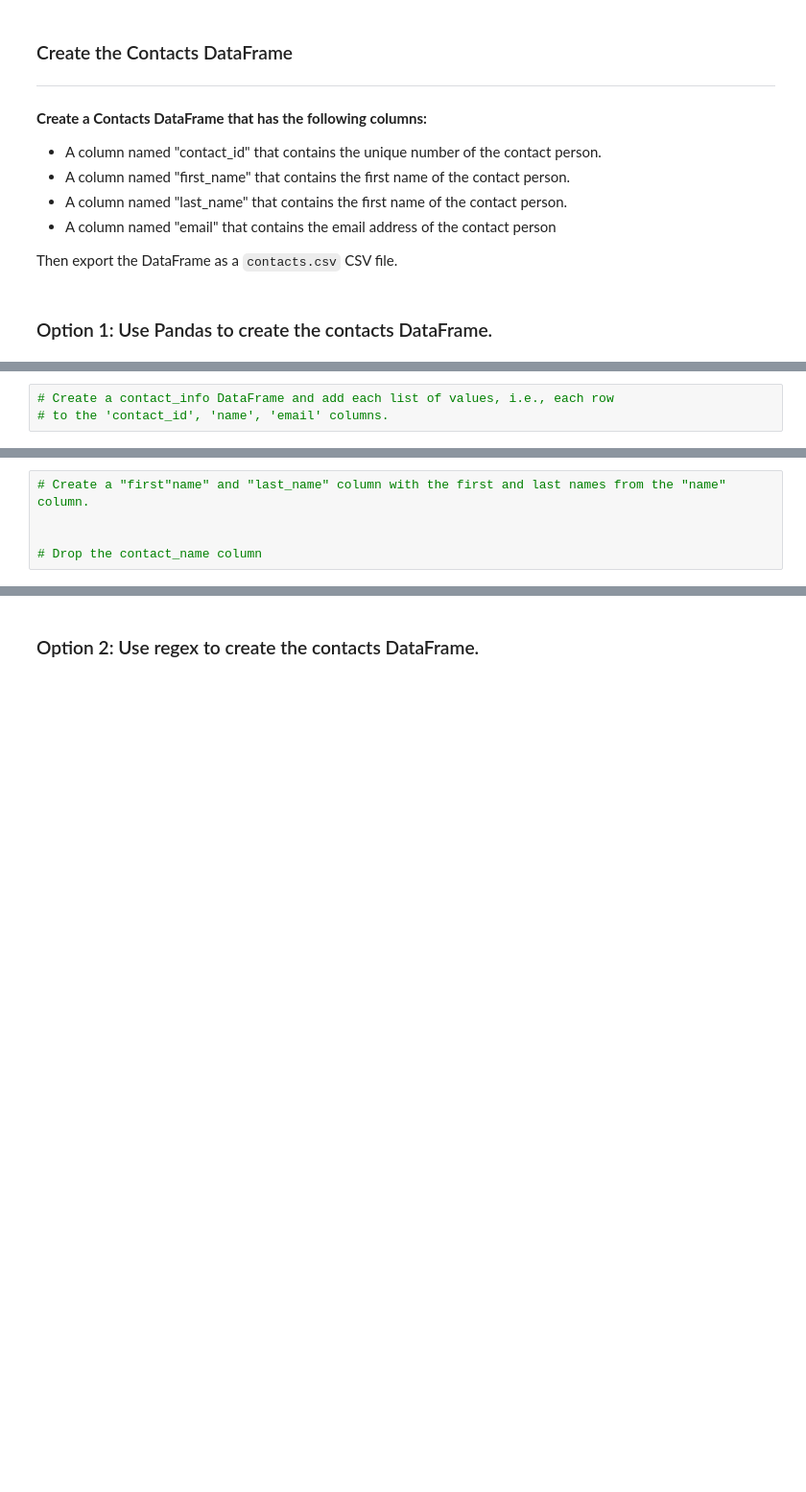
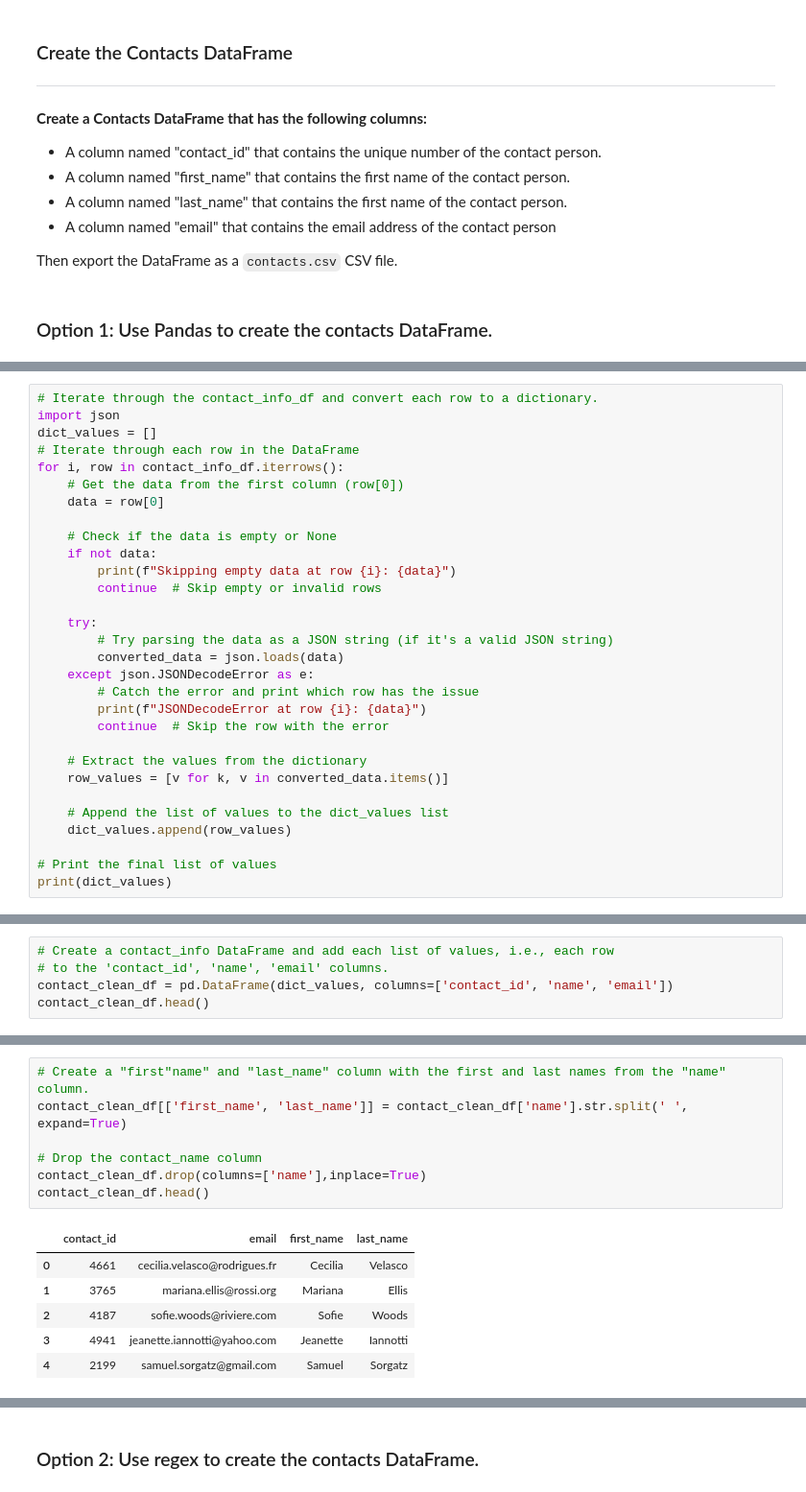
Before and after one commit to dgrimm84/crowdfunding_ETL, a Jupyter notebook: Starter_Files/ETL_Mini_Project_sCoulson_dGrimm_aGarcia_mPentakota_mVilleda.ipynb, the cells around one changed output, grey strips where cells are left out. Shown: that part at 96% size. Cells and saved outputs as stored; diff of their text form; blank space fills up the shorter version.

```diff
--- a/Starter_Files/ETL_Mini_Project_sCoulson_dGrimm_aGarcia_mPentakota_mVilleda.ipynb
+++ b/Starter_Files/ETL_Mini_Project_sCoulson_dGrimm_aGarcia_mPentakota_mVilleda.ipynb
@@ -368,0 +337,30 @@ print(json_output)
+# %%
+# Iterate through the contact_info_df and convert each row to a dictionary.
+import json
+dict_values = []
+# Iterate through each row in the DataFrame
+for i, row in contact_info_df.iterrows():
+    # Get the data from the first column (row[0])
+    data = row[0]
+
+    # Check if the data is empty or None
+    if not data:
+        print(f"Skipping empty data at row {i}: {data}")
+        continue  # Skip empty or invalid rows
+
+    try:
+        # Try parsing the data as a JSON string (if it's a valid JSON string)
+        converted_data = json.loads(data)
+    except json.JSONDecodeError as e:
+        # Catch the error and print which row has the issue
+        print(f"JSONDecodeError at row {i}: {data}")
+        continue  # Skip the row with the error
+
+    # Extract the values from the dictionary
+    row_values = [v for k, v in converted_data.items()]
+
+    # Append the list of values to the dict_values list
+    dict_values.append(row_values)
+
+# Print the final list of values
+print(dict_values)
@@ -369,3 +370,5 @@ print(json_output)
 # %%
 # Create a contact_info DataFrame and add each list of values, i.e., each row
 # to the 'contact_id', 'name', 'email' columns.
+contact_clean_df = pd.DataFrame(dict_values, columns=['contact_id', 'name', 'email'])
+contact_clean_df.head()
@@ -374,7 +396,16 @@ print(json_output)
 # %%
 # Create a "first"name" and "last_name" column with the first and last names from the "name" column.
-
+contact_clean_df[['first_name', 'last_name']] = contact_clean_df['name'].str.split(' ', expand=True)
 
 # Drop the contact_name column
+contact_clean_df.drop(columns=['name'],inplace=True)
+contact_clean_df.head()
+# %% [output]
+|  | contact_id | email | first_name | last_name |
+| 0 | 4661 | cecilia.velasco@rodrigues.fr | Cecilia | Velasco |
+| 1 | 3765 | mariana.ellis@rossi.org | Mariana | Ellis |
+| 2 | 4187 | sofie.woods@riviere.com | Sofie | Woods |
+| 3 | 4941 | jeanette.iannotti@yahoo.com | Jeanette | Iannotti |
+| 4 | 2199 | samuel.sorgatz@gmail.com | Samuel | Sorgatz |
 # %%
 # Reorder the columns
```
Also changed, not shown: parts of 20 cells of this notebook, 5 other files.
